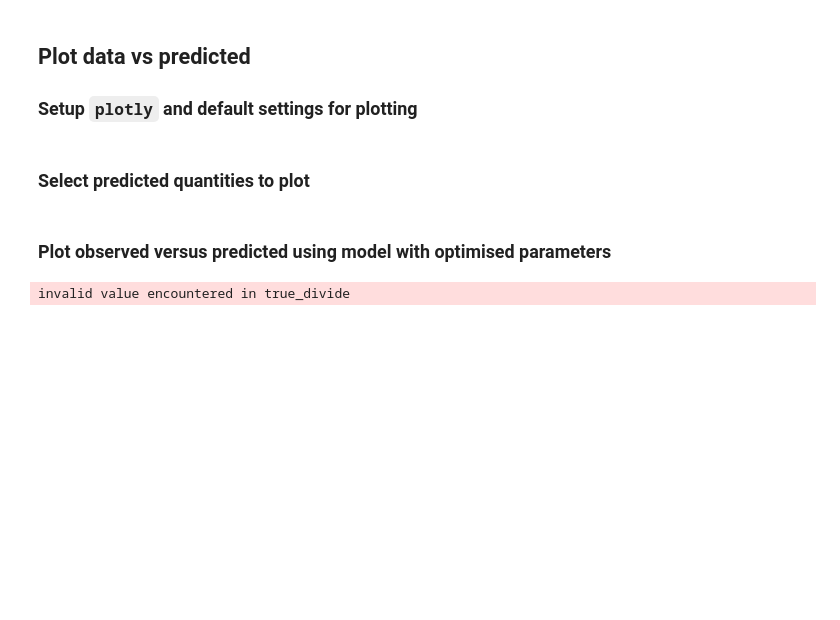
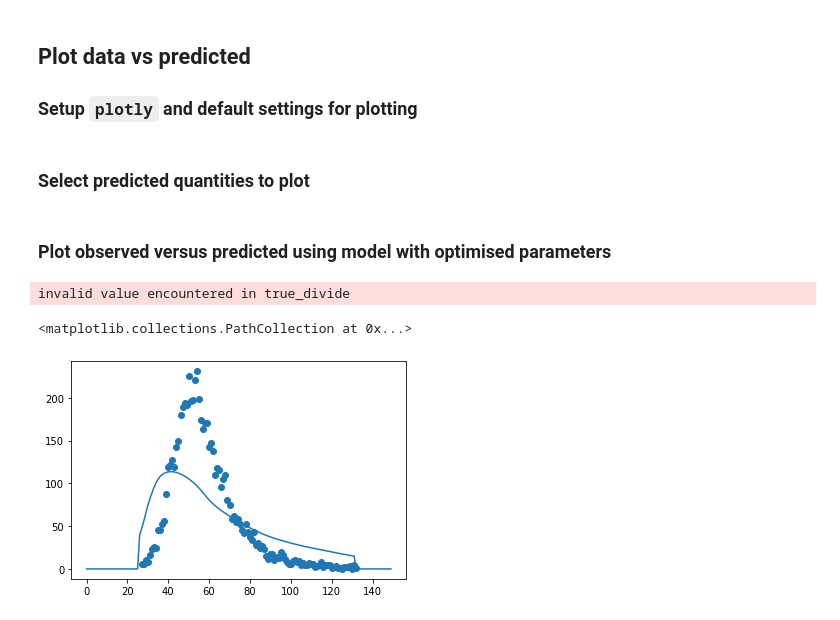
Before and after one commit to I-Bouros/multi-epi-model-cross-analysis, a Jupyter notebook: epimodels/examples/roche_examples/roche_optimisation.ipynb, the cells around one changed output. Cells and saved outputs as stored; diff of their text form; code cells hidden in the pictures; blank space fills up the shorter version.

```diff
--- a/epimodels/examples/roche_examples/roche_optimisation.ipynb
+++ b/epimodels/examples/roche_examples/roche_optimisation.ipynb
@@ -103,7 +103,7 @@ susceptibles = []
 susceptibles.append(total_susceptibles[-1])
 
 # Initial number of infectives
-ICs_multiplier = [10000, 5000]
+ICs_multiplier = [40, 5]
 infectives_pre = (ICs_multiplier[0] * np.ones((len(regions), len(age_groups)))).tolist()
 infectives_pre_ss = (ICs_multiplier[1] * np.ones((len(regions), len(age_groups)))).tolist()
 
@@ -115,7 +115,7 @@ times = np.arange(1, total_days+1, 1).tolist()
 # Set ICs parameters
 ICs = em.RocheICs(
     model=model,
-    susceptibles=susceptibles,
+    susceptibles_IC=susceptibles,
     exposed_IC=np.zeros((len(regions), len(age_groups))).tolist(),
     infectives_pre_IC=infectives_pre,
     infectives_asym_IC=np.zeros((len(regions), len(age_groups))).tolist(),
@@ -132,8 +132,8 @@ ICs = em.RocheICs(
 # Set average times in compartments
 compartment_times = em.RocheCompartmentTimes(
     model=model,
-    k=4.5,
-    kS=1,
+    k=1.25,
+    kS=3.7,
     kQ=1,
     kR=9,
     kRI=10
@@ -153,8 +153,8 @@ transmission_parameters = em.RocheTransmission(
     beta_min=0.228,
     beta_max=2.63,
     bss=3.11,
-    gamma=0.5,
-    s50=51.3
+    gamma=1,
+    s50=6
 )
 
 # Set other simulation parameters
@@ -427,3 +504,9 @@ fig.write_image('images/Figure-3-optimisation.pdf')
 fig.show()
 # %% [output]
 invalid value encountered in true_divide
+# %%
+plt.plot(model.actual_deaths)
+plt.scatter(deaths_times, np.sum(deaths_data[r], axis=1).tolist()[:len(deaths_times)])
+# %% [output]
+<matplotlib.collections.PathCollection at 0x...>
+[figure, added]
```
Also changed, not shown: parts of 8 cells of this notebook, 3 other files.
